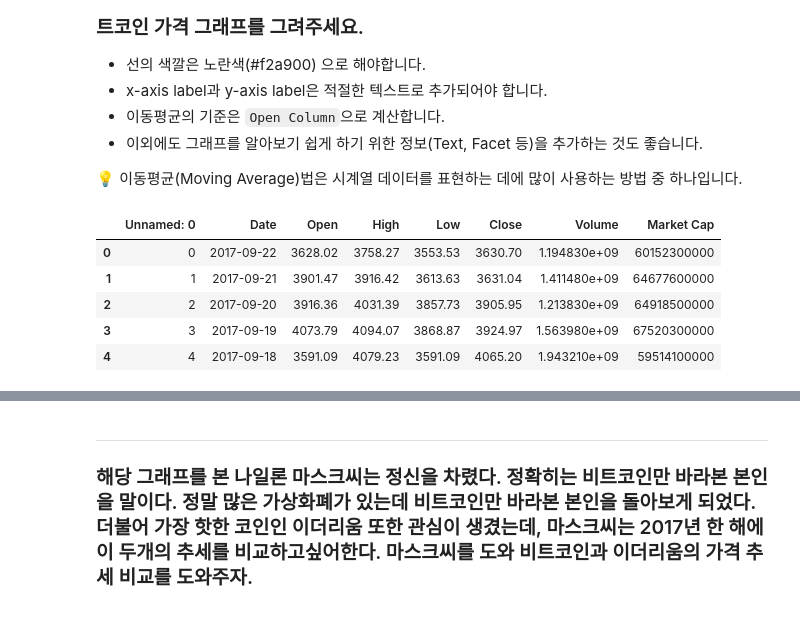
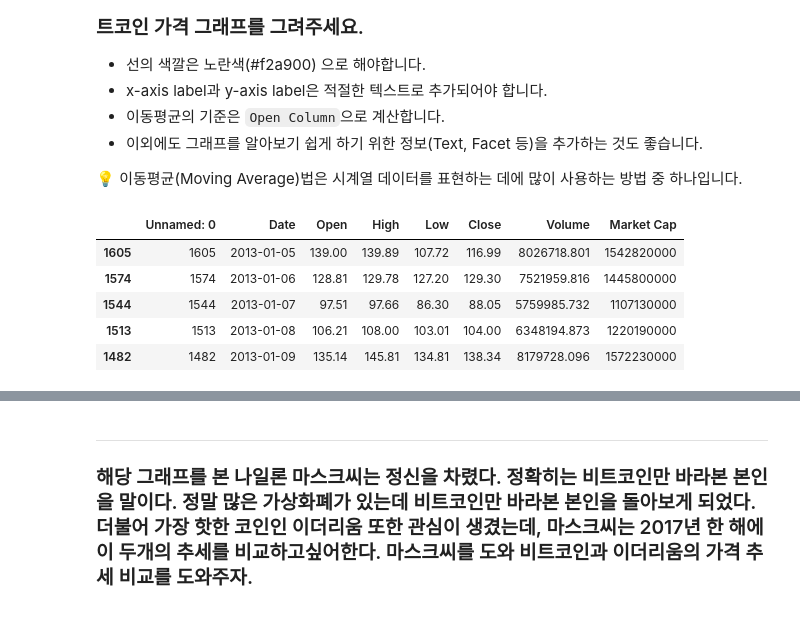
Before and after one commit to super-corini/programmers_kdt_II, a Jupyter notebook: 5. Day5 mission.ipynb, the cells around one changed output, grey strips where cells are left out. Drawn from its saved outputs; the diff is of its cells as text; code cells hidden in the pictures.

```diff
--- a/5. Day5 mission.ipynb
+++ b/5. Day5 mission.ipynb
@@ -86,11 +86,12 @@ United States, 2555
 💡 이동평균(Moving Average)법은 시계열 데이터를 표현하는 데에 많이 사용하는 방법 중 하나입니다.
 # %%
 bitcoin = pd.read_csv('./BitCoin.csv')
+bitcoin = bitcoin.sort_values(by='Date')
 bitcoin.head(5)
 # %% [output]
 |  | Unnamed: 0 | Date | Open | High | Low | Close | Volume | Market Cap |
-| 0 | 0 | 2017-09-22 | 3628.02 | 3758.27 | 3553.53 | 3630.70 | 1.194830e+09 | 60152300000 |
-| 1 | 1 | 2017-09-21 | 3901.47 | 3916.42 | 3613.63 | 3631.04 | 1.411480e+09 | 64677600000 |
-| 2 | 2 | 2017-09-20 | 3916.36 | 4031.39 | 3857.73 | 3905.95 | 1.213830e+09 | 64918500000 |
-| 3 | 3 | 2017-09-19 | 4073.79 | 4094.07 | 3868.87 | 3924.97 | 1.563980e+09 | 67520300000 |
-| 4 | 4 | 2017-09-18 | 3591.09 | 4079.23 | 3591.09 | 4065.20 | 1.943210e+09 | 59514100000 |
+| 1605 | 1605 | 2013-01-05 | 139.00 | 139.89 | 107.72 | 116.99 | 8026718.801 | 1542820000 |
+| 1574 | 1574 | 2013-01-06 | 128.81 | 129.78 | 127.20 | 129.30 | 7521959.816 | 1445800000 |
+| 1544 | 1544 | 2013-01-07 | 97.51 | 97.66 | 86.30 | 88.05 | 5759985.732 | 1107130000 |
+| 1513 | 1513 | 2013-01-08 | 106.21 | 108.00 | 103.01 | 104.00 | 6348194.873 | 1220190000 |
+| 1482 | 1482 | 2013-01-09 | 135.14 | 145.81 | 134.81 | 138.34 | 8179728.096 | 1572230000 |
```
Also changed, not shown: parts of 9 cells of this notebook.
